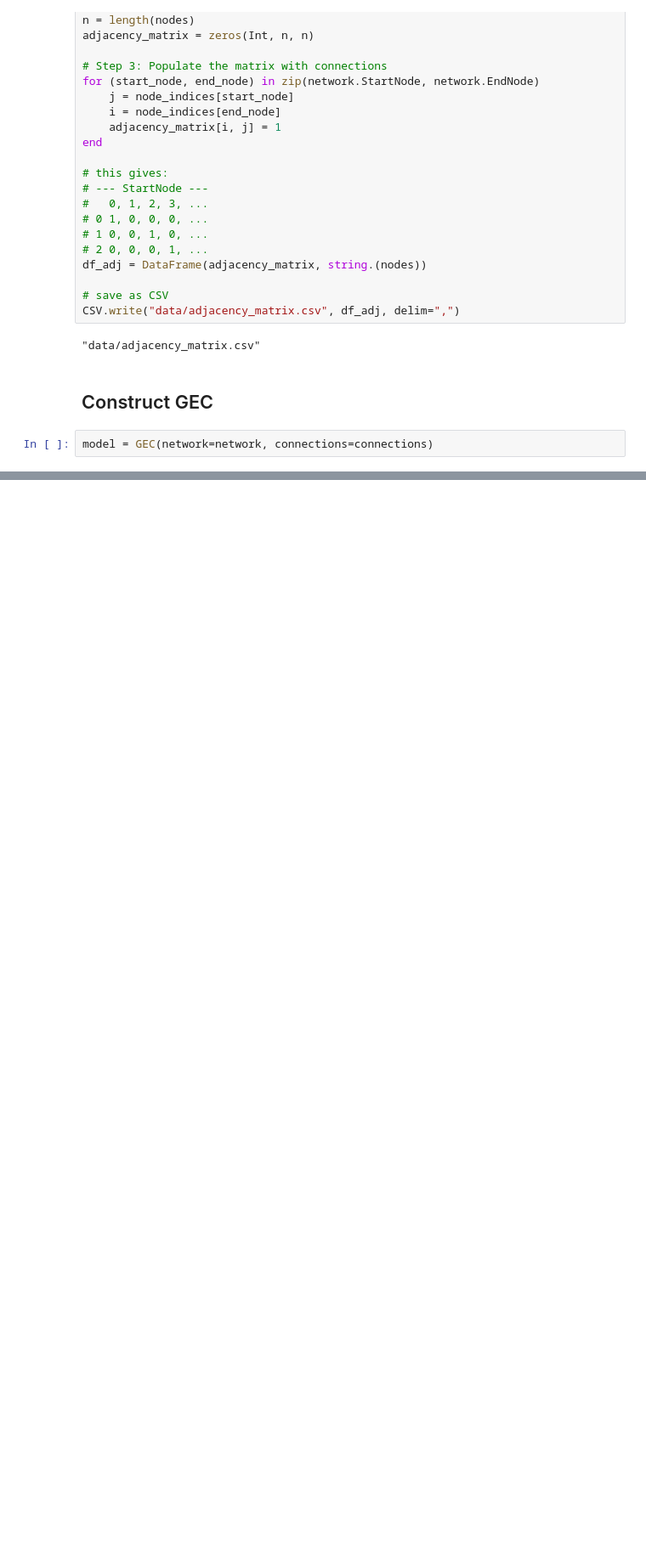
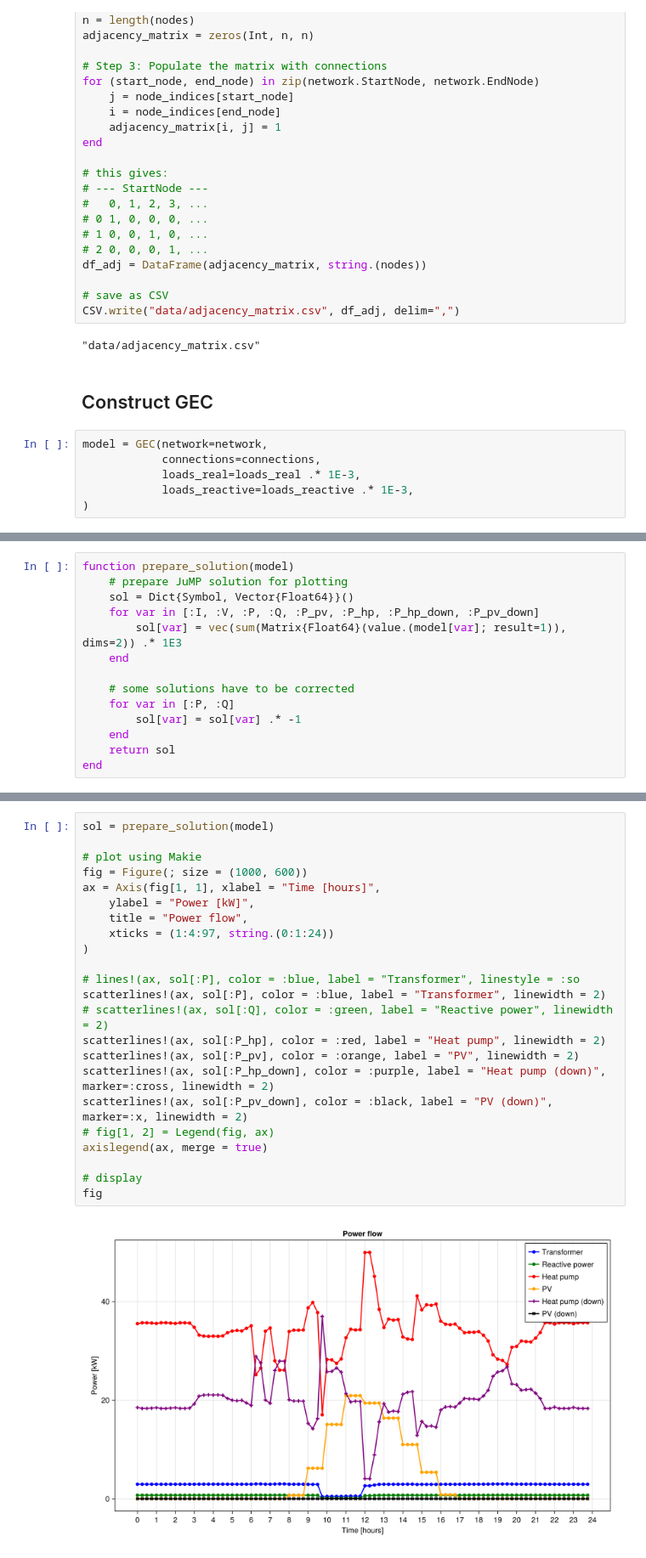
Before and after one commit to XinLiTue/Congestion-Management-based-on-Thermal-Comfort, a Jupyter notebook: OPF-jl.ipynb, the cells around one changed output, grey strips where cells are left out. Shown at 85% size. Cells and saved outputs as stored; diff of their text form; blank space fills up the shorter version.

Commit message:
Finish basic model

```diff
--- a/OPF-jl.ipynb
+++ b/OPF-jl.ipynb
@@ -120,5 +122,9 @@ CSV.write("data/adjacency_matrix.csv", df_adj, delim=",")
 # %% [markdown]
 ## Construct GEC
 # %%
-model = GEC(network=network, connections=connections)
+model = GEC(network=network,
+            connections=connections,
+            loads_real=loads_real .* 1E-3,
+            loads_reactive=loads_reactive .* 1E-3,
+)
 # %% [output]
@@ -145,0 +169,14 @@ And data, a 96×86 Matrix{JuMP.ConstraintRef{JuMP.Model, MathOptInterface.Constr
+# %%
+function prepare_solution(model)
+    # prepare JuMP solution for plotting
+    sol = Dict{Symbol, Vector{Float64}}()
+    for var in [:I, :V, :P, :Q, :P_pv, :P_hp, :P_hp_down, :P_pv_down]
+        sol[var] = vec(sum(Matrix{Float64}(value.(model[var]; result=1)), dims=2)) .* 1E3
+    end
+
+    # some solutions have to be corrected
+    for var in [:P, :Q]
+        sol[var] = sol[var] .* -1
+    end
+    return sol
+end
@@ -145,0 +185,25 @@ And data, a 96×86 Matrix{JuMP.ConstraintRef{JuMP.Model, MathOptInterface.Constr
+# %%
+sol = prepare_solution(model)
+
+# plot using Makie
+fig = Figure(; size = (1000, 600))
+ax = Axis(fig[1, 1], xlabel = "Time [hours]",
+    ylabel = "Power [kW]",
+    title = "Power flow",
+    xticks = (1:4:97, string.(0:1:24))
+)
+
+# lines!(ax, sol[:P], color = :blue, label = "Transformer", linestyle = :so
+scatterlines!(ax, sol[:P], color = :blue, label = "Transformer", linewidth = 2)
+# scatterlines!(ax, sol[:Q], color = :green, label = "Reactive power", linewidth = 2)
+scatterlines!(ax, sol[:P_hp], color = :red, label = "Heat pump", linewidth = 2)
+scatterlines!(ax, sol[:P_pv], color = :orange, label = "PV", linewidth = 2)
+scatterlines!(ax, sol[:P_hp_down], color = :purple, label = "Heat pump (down)", marker=:cross, linewidth = 2)
+scatterlines!(ax, sol[:P_pv_down], color = :black, label = "PV (down)", marker=:x, linewidth = 2)
+# fig[1, 2] = Legend(fig, ax)
+axislegend(ax, merge = true)
+
+# display
+fig
+# %% [output]
+[figure, added]
```
Also changed, not shown: parts of 7 cells of this notebook, 5 other files.
